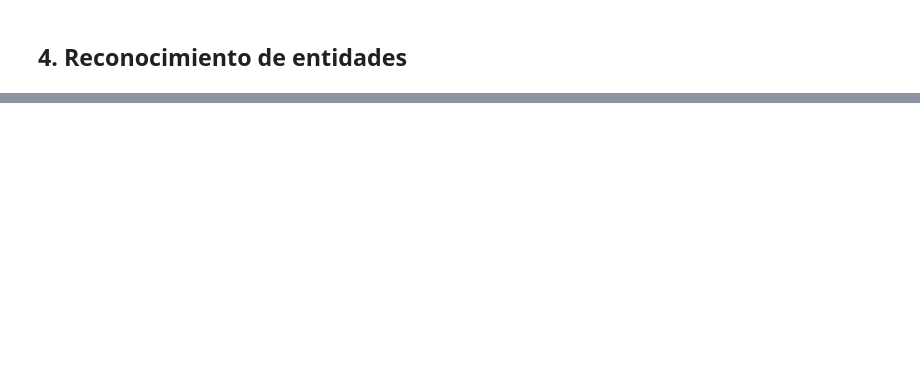
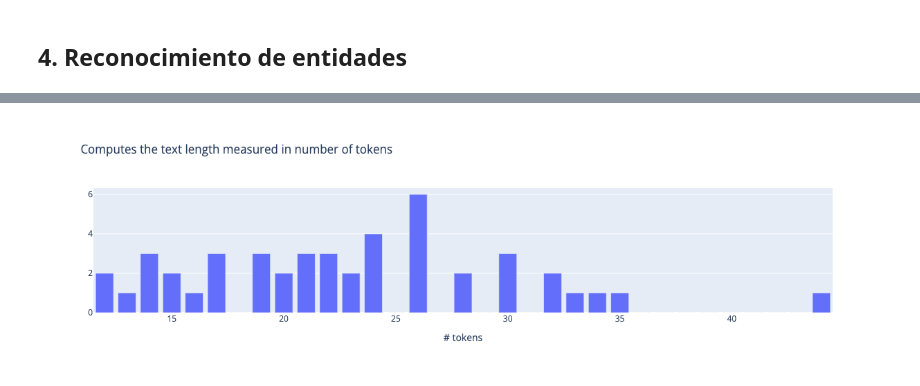
Before and after one commit to argilla-io/pln_con_rubrix, a Jupyter notebook: 2.Análisis_de_noticias.ipynb, the cells around one changed output, grey strips where cells are left out. Cells and saved outputs as stored; diff of their text form; code cells hidden in the pictures; blank space fills up the shorter version.

```diff
--- a/2.Análisis_de_noticias.ipynb
+++ b/2.Análisis_de_noticias.ipynb
@@ -151,2 +190,4 @@ entity_consistency(name="noticias_en_es_ner", mentions=100).visualize()
 # %%
-entity_labels(name="noticias_en_es_ner").visualize()
+tokens_length(name="noticias_en_es_ner").visualize()
+# %% [output]
+[figure, added]
```
Also changed, not shown: parts of 14 cells of this notebook, 1 other file.
